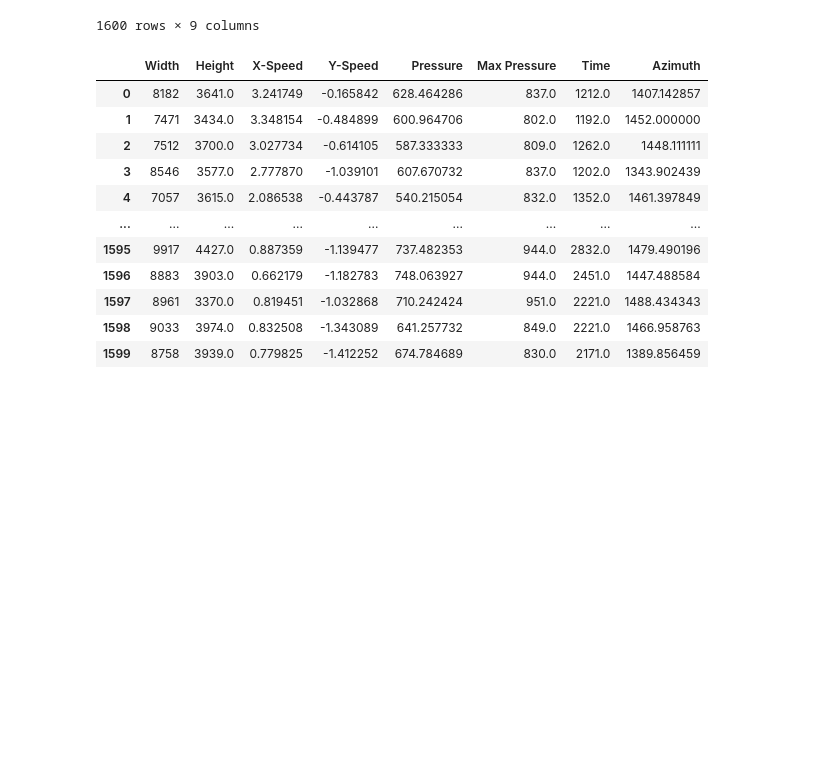
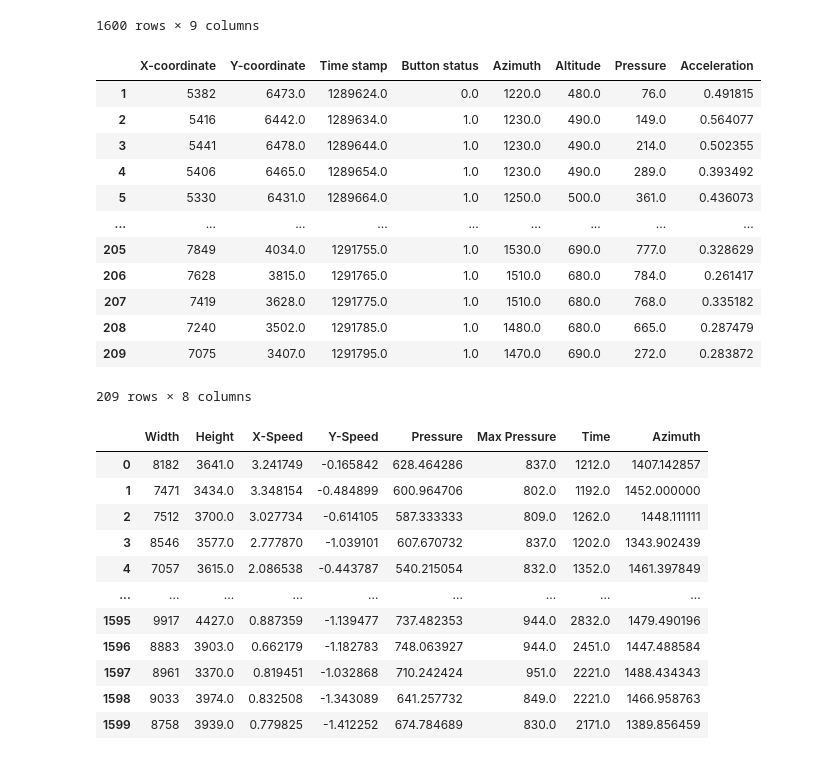
Before and after one commit to sherlockwayne/Signature-Recognition, a Jupyter notebook: Untitled9.ipynb, the cells around one changed output. Saved outputs shown, nothing was run; the diff lists cells and outputs as text; code cells hidden in the pictures; blank space fills up the shorter version.

Commit message:
Added acceleration

```diff
--- a/Untitled9.ipynb
+++ b/Untitled9.ipynb
@@ -53,3 +76,5 @@ dfaz
 | 1598 | 9033 | 3974.0 | 0.832508 | -1.343089 | 641.257732 | 849.0 | 2221.0 | 1466.958763 | 1 |
 | 1599 | 8758 | 3939.0 | 0.779825 | -1.412252 | 674.784689 | 830.0 | 2171.0 | 1389.856459 | 1 |
 1600 rows × 9 columns
+# %%
+dfacc=df
@@ -56,3 +83,20 @@ dfaz
+# %%
+#with average acceleration
+dfacc
+# %% [output]
+|  | X-coordinate | Y-coordinate | Time stamp | Button status | Azimuth | Altitude | Pressure | Acceleration |
+| 1 | 5382 | 6473.0 | 1289624.0 | 0.0 | 1220.0 | 480.0 | 76.0 | 0.491815 |
+| 2 | 5416 | 6442.0 | 1289634.0 | 1.0 | 1230.0 | 490.0 | 149.0 | 0.564077 |
+| 3 | 5441 | 6478.0 | 1289644.0 | 1.0 | 1230.0 | 490.0 | 214.0 | 0.502355 |
+| 4 | 5406 | 6465.0 | 1289654.0 | 1.0 | 1230.0 | 490.0 | 289.0 | 0.393492 |
+| 5 | 5330 | 6431.0 | 1289664.0 | 1.0 | 1250.0 | 500.0 | 361.0 | 0.436073 |
+| ... | ... | ... | ... | ... | ... | ... | ... | ... |
+| 205 | 7849 | 4034.0 | 1291755.0 | 1.0 | 1530.0 | 690.0 | 777.0 | 0.328629 |
+| 206 | 7628 | 3815.0 | 1291765.0 | 1.0 | 1510.0 | 680.0 | 784.0 | 0.261417 |
+| 207 | 7419 | 3628.0 | 1291775.0 | 1.0 | 1510.0 | 680.0 | 768.0 | 0.335182 |
+| 208 | 7240 | 3502.0 | 1291785.0 | 1.0 | 1480.0 | 680.0 | 665.0 | 0.287479 |
+| 209 | 7075 | 3407.0 | 1291795.0 | 1.0 | 1470.0 | 690.0 | 272.0 | 0.283872 |
+209 rows × 8 columns
 # %%
 y=pd.DataFrame(dfaz["Type"],columns=["Type"])
 # %%
```
Also changed, not shown: parts of 4 cells of this notebook.
